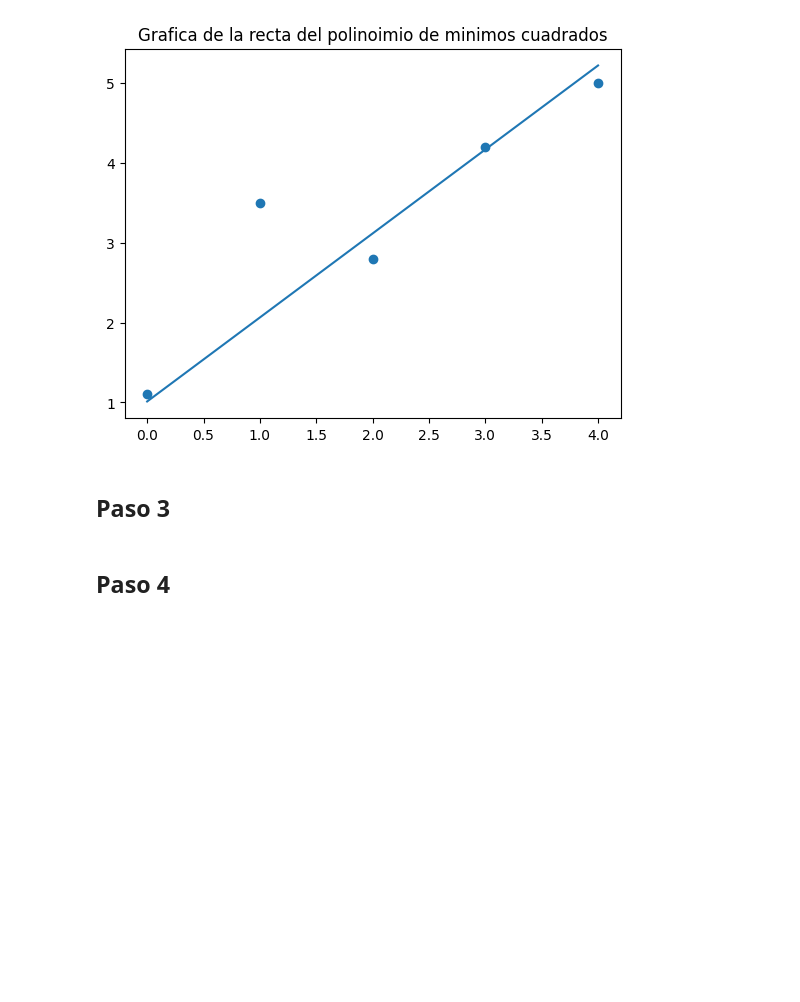
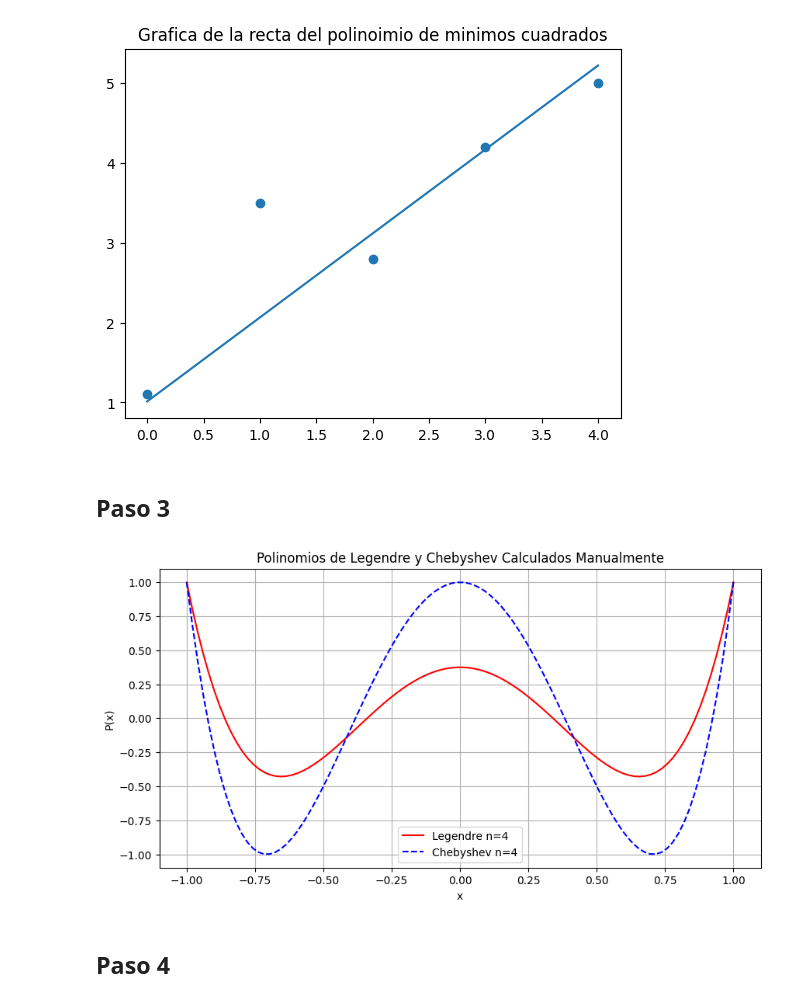
Before and after one commit to Farreto06/Calculo-Numerico-Grupal, a Jupyter notebook: Evaluacion 3/Diseño de una Montaña Rusa.ipynb, the cells around one changed output. Drawn from its saved outputs; the diff is of its cells as text; code cells hidden in the pictures; blank space fills up the shorter version.

```diff
--- a/Evaluacion 3/Diseño de una Montaña Rusa.ipynb
+++ b/Evaluacion 3/Diseño de una Montaña Rusa.ipynb
@@ -254,3 +252,49 @@ plt.show()
+# %%
+import numpy as np
+import matplotlib.pyplot as plt
+from scipy.special import binom
+
+# Funciones para calcular los polinomios manualmente
+def calcular_legendre(n, x):
+    p_n = np.zeros_like(x)
+    for k in range(n+1):
+        coef = binom(n, k) ** 2
+        p_n += coef * ((x-1)**(n-k)) * ((x+1)**k)
+    return p_n / (2**n)
+
+def calcular_chebyshev(n, x):
+    if n == 0:
+        return np.ones_like(x)
+    elif n == 1:
+        return x
+    t0, t1 = np.ones_like(x), x
+    for i in range(2, n+1):
+        t2 = 2 * x * t1 - t0
+        t0, t1 = t1, t2
+    return t1
+
+# Generar 100 puntos equidistantes en el intervalo definido por x_vals2
+x = np.linspace(-1,1,100)
+
+# Usar x para calcular los polinomios
+n = 4  # Grado del polinomio
+y_legendre = calcular_legendre(n, x)
+y_chebyshev = calcular_chebyshev(n, x)
+
+# Graficar los polinomios
+plt.figure(figsize=(10, 5))
+plt.plot(x, y_legendre, 'r-', label=f'Legendre n={n}')
+plt.plot(x, y_chebyshev, 'b--', label=f'Chebyshev n={n}')
+# Asegúrate de definir x_data2 y y_data2 antes de usarlos
+# plt.scatter(x_data2, y_data2, color='g', label='Datos Originales')  # Comentado debido a que x_data2 y y_data2 no están definidos en el fragmento proporcionado
+plt.legend()
+plt.xlabel('x')
+plt.ylabel('P(x)')
+plt.title('Polinomios de Legendre y Chebyshev Calculados Manualmente')
+plt.grid(True)
+plt.show()
+# %% [output]
+[figure, added]
 # %% [markdown]
 ## Paso 4
 # %%
```
Also changed, not shown: parts of 1 cell of this notebook.
